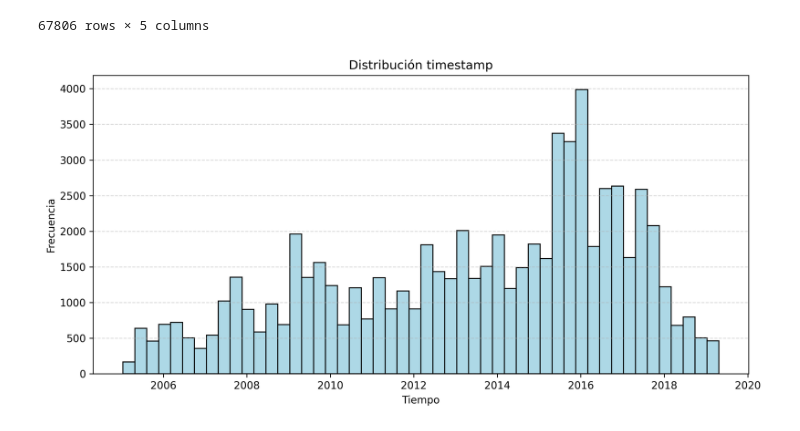
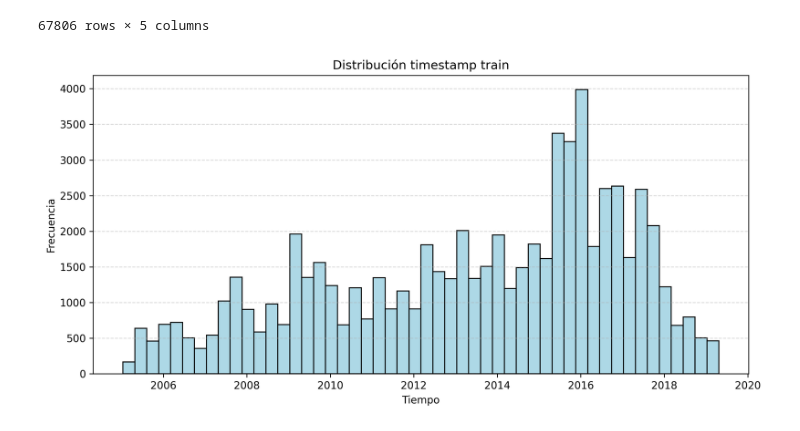
Before and after one commit to bcerdam/recsys-t1, a Jupyter notebook: t1_analisis_exploratorio.ipynb, the cells around one changed output. Saved outputs shown, nothing was run; the diff lists cells and outputs as text; code cells hidden in the pictures.

Commit message:
dist timestamp

```diff
--- a/t1_analisis_exploratorio.ipynb
+++ b/t1_analisis_exploratorio.ipynb
@@ -390,0 +393,10 @@ wikimedia_embeddings.shape
+# %%
+def limpiar_booleanos(df):
+    # Reemplazamos el texto por booleanos nativos de Python
+    df_limpio = df.copy()
+    df_limpio['evaluation'] = df_limpio['evaluation'].map({"True": True, "False": False, True: True, False: False})
+    return df_limpio
+
+# Aplicamos la limpieza a los dataframes
+wikimedia_train = limpiar_booleanos(wikimedia_train)
+wikimedia_validation = limpiar_booleanos(wikimedia_validation)
@@ -413,7 +494,7 @@ Name: count, dtype: int64
 # %% [markdown]
 ### Distribución timestamp
 # %%
-wikimedia_train['timestamp_not_unix'] = pd.to_datetime(wikimedia_train['timestamp'], unit='s')
+wikimedia_train['timestamp_not_unix'] = pd.to_datetime(wikimedia_train['timestamp'].astype(int), unit='s')
 # %%
 wikimedia_train
 # %% [output]
@@ -433,13 +514,13 @@ wikimedia_train
 # %%
 plt.figure(figsize=(10, 5), dpi=300)
 plt.hist(wikimedia_train['timestamp_not_unix'], bins=50, color='lightblue', edgecolor='black')
 
-plt.title("Distribución timestamp")
+plt.title("Distribución timestamp train")
 plt.xlabel("Tiempo")
 plt.ylabel("Frecuencia")
 plt.grid(axis='y', linestyle='--', alpha=0.5)
 plt.tight_layout()
 plt.savefig('dist-timestamp.jpeg')
 plt.show()
 # %% [output]
-[figure, old version]
+[figure, new version]
```
Also changed, not shown: parts of 7 cells of this notebook.
